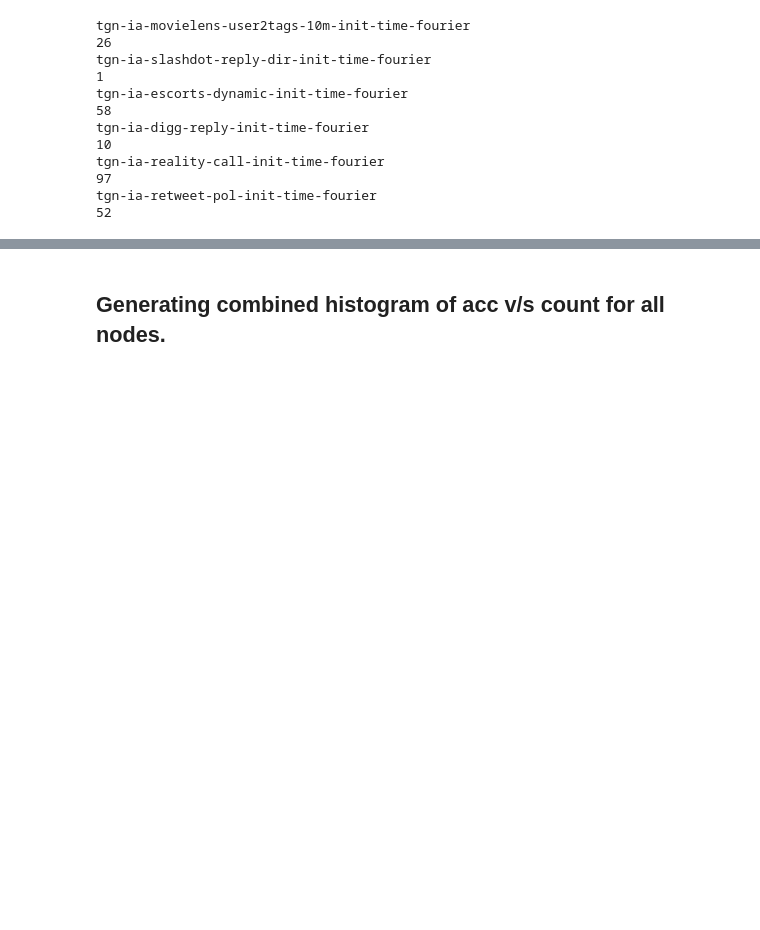
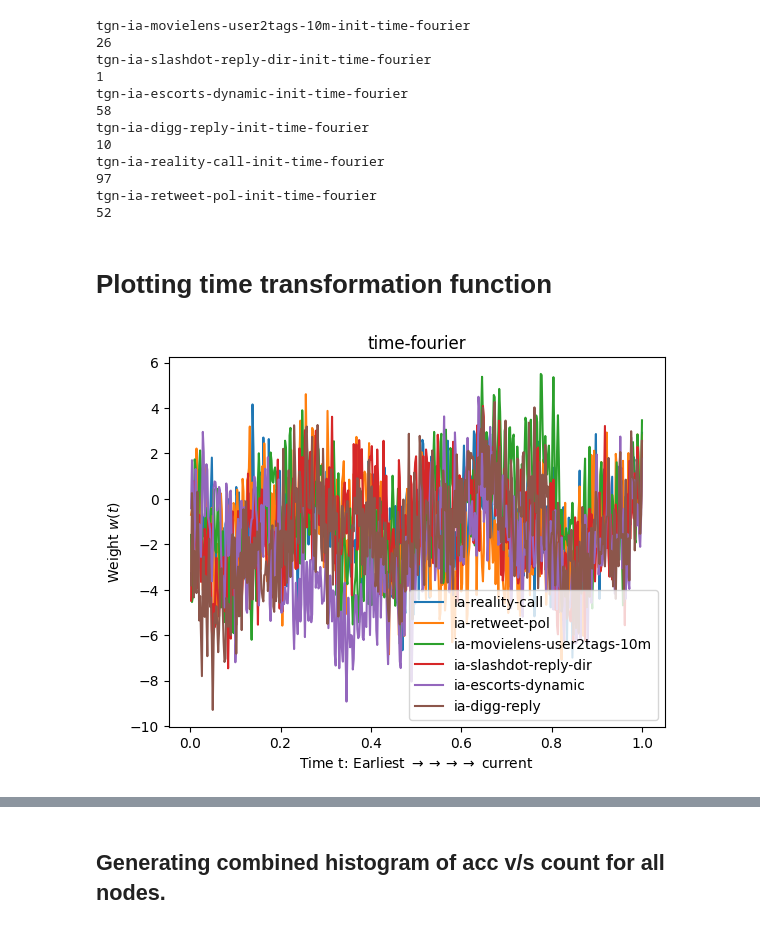
Before and after one commit to webster-781/DyGLib, a Jupyter notebook: scripts/result_processing.ipynb, the cells around one changed output, grey strips where cells are left out. Drawn from its saved outputs; the diff is of its cells as text; code cells hidden in the pictures; blank space fills up the shorter version.

```diff
--- a/scripts/result_processing.ipynb
+++ b/scripts/result_processing.ipynb
@@ -95,3 +96,5 @@ def get_average_over_last_five_epochs(run_id):
   print(run.config["dataset"])
   pprint.pprint(avg_metric)
   # return avg_metric
+# %% [markdown]
+# Plotting time transformation function
@@ -97,0 +159,4 @@ def get_average_over_last_five_epochs(run_id):
+# %%
+plot_all_all('fourier')
+# %% [output]
+[figure, added]
```
Also changed, not shown: parts of 7 cells of this notebook, 2 other files.
